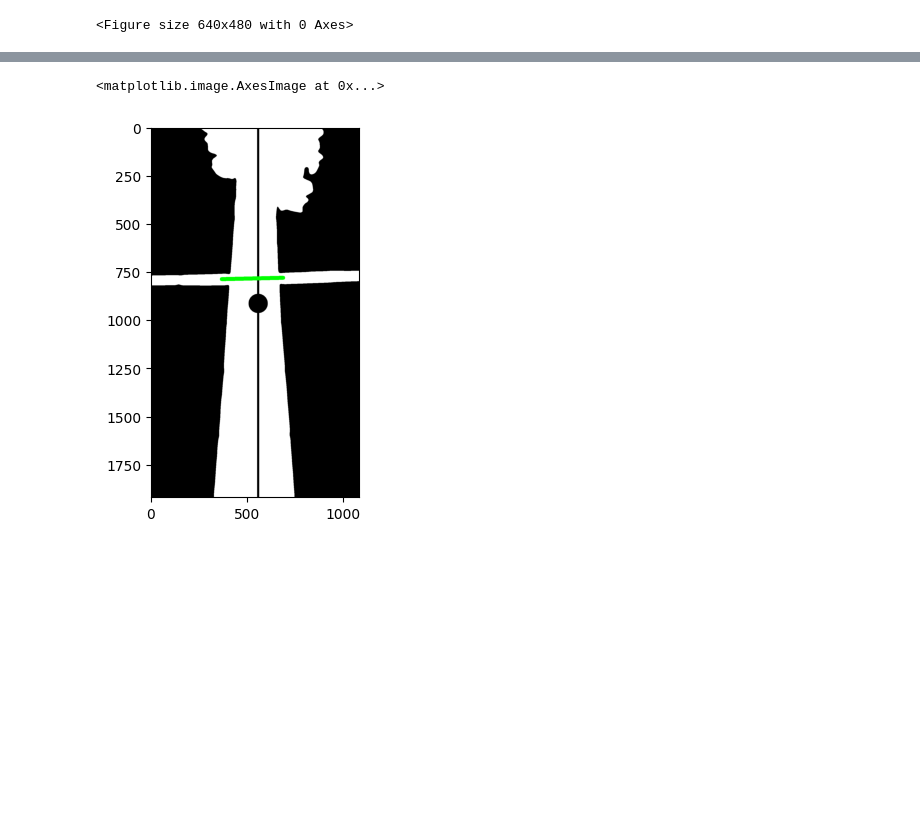
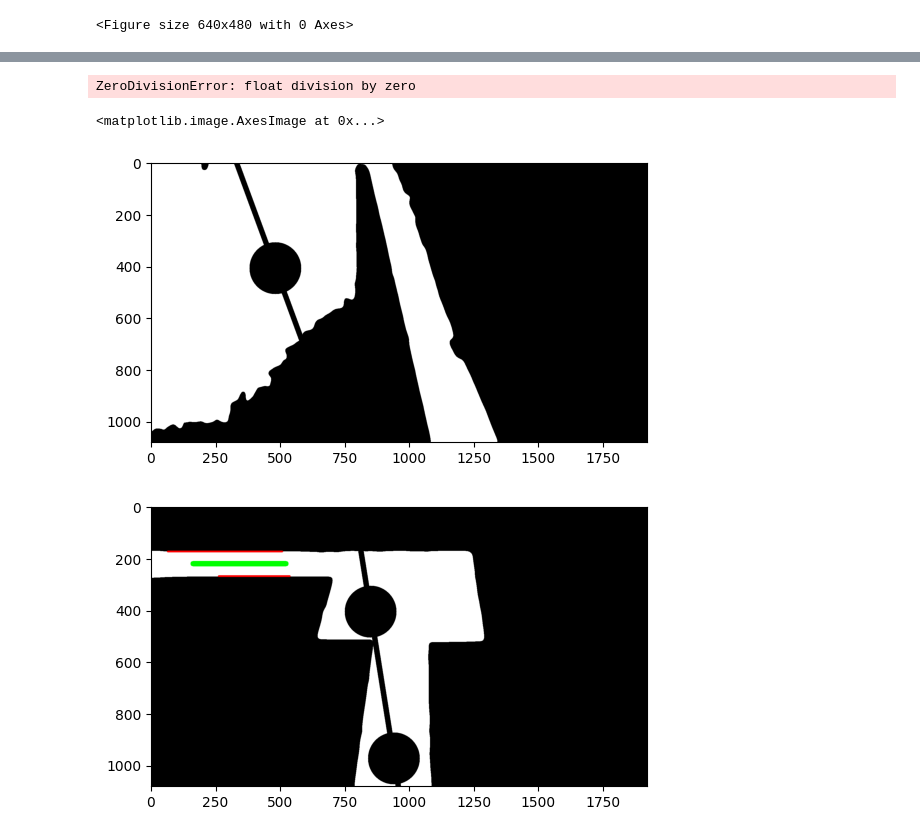
Before and after one commit to hendric-popma/project_bums, a Jupyter notebook: test_videps.ipynb, the cells around one changed output, grey strips where cells are left out. Cells and saved outputs as stored; diff of their text form; code cells hidden in the pictures; blank space fills up the shorter version.

```diff
--- a/test_videps.ipynb
+++ b/test_videps.ipynb
@@ -7,6 +7,7 @@ plt.gray()
 # %% [output]
 <Figure size 640x480 with 0 Axes>
 # %%
-frames = read_video_frames("/Users/hendricpopma/Documents/Uni/Uni_6_Sem/Bums/test_videos/kempten1.MOV")
+frames = read_video_frames("/Users/hendricpopma/Documents/Uni/Uni_6_Sem/Bums/test_videos/kempten2.MOV")
 # %%
 frames = frames[0:200]
+img = frames[50][1]
@@ -56,34 +19,62 @@ center_2[0]
+# %%
+#make line in the middle of object
+img_thresh = thresh_gauss(img)
+img_cont = find_max_contour(img_thresh)
+# cut image in half
+#cut = 1000
+cut = int(4/5 * img.shape[0])
+black_up = img_cont[:cut,:]
+black_down = img_cont[cut:,:]
+#find center of both halfs
+c_black_up, koords_up = find_center_plot(black_up)
+c_black_down, koords_down = find_center_plot(black_down)
+# concatenate both halfs
+c_new = np.concatenate((c_black_up, c_black_down))
+# make line through middle
+koords = calc_line_koords(koords_up[0], koords_up[1], koords_down[0], koords_down[1]+cut, [0,img.shape[0]])
+img_line = cv2.line(c_new, koords[0], koords[1], [0,0,0], 20)
+# %% [output]
+ZeroDivisionError: float division by zero
+# %%
+plt.imshow(img_line)
+# %% [output]
+<matplotlib.image.AxesImage at 0x...>
+[figure, added]
 # %%
-canny = cv2.Canny(img_2, 0, 0)
+canny = cv2.Canny(img_line, 0, 0)
 plt.imshow(canny)
-linesh = cv2.HoughLinesP(canny, 1, np.pi/180, 60,
-                        minLineLength=100, maxLineGap=250)
+linesh = cv2.HoughLinesP(canny, 1, np.pi/180, 100,
+                        minLineLength=200, maxLineGap=50)
 
 lines=np.squeeze(linesh)
-black_new = cv2.merge((img_2, img_2, img_2))
-# for (x1,y1,x2,y2) in lines:
-#     #find horizontal lines
-#     if abs(x1-x2) > 200:
-#         cv2.line(black_new, (x1,y1), (x2,y2), (255,0,0), 20)
-# plt.imshow(black_new)
+black_new = cv2.merge((img_line, img_line, img_line))
+#black = np.zeros(np.shape(img),dtype='uint8')
+for (x1,y1,x2,y2) in lines:
+    #find horizontal lines
+    if abs(y1-y2) < 50:
+        cv2.line(black_new, (x1,y1), (x2,y2), (255,0,0),5)
+plt.imshow(black_new)
+len(lines)
 
 x11 = []
 x22 = []
 y11 = []
 y22 = []
 for (x1,y1,x2,y2) in lines:
     #find horizontal lines
     if abs(x1-x2) > 200:
         x11.append(x1)
         x22.append(x2)
         y11.append(y1)
         y22.append(y2)
 x11 = np.array(x11)
 y11 = np.array(y11)
 x22 = np.array(x22)
 y22 = np.array(y22)
-cv2.line(black_new, (int(x11.mean()),int(y11.mean())), (int(x22.mean()), int(y22.mean())), (0,255,0), 20)
+#dont plot if no horizontal line
+if len(x11) > 1:
+    cv2.line(black_new, (int(x11.mean()),int(y11.mean())), (int(x22.mean()), int(y22.mean())), (0,255,0), 20)
 plt.imshow(black_new)
+h_line = [int(x11.mean()),int(y11.mean()), int(x22.mean()), int(y22.mean())]
 # %% [output]
-<matplotlib.image.AxesImage at 0x...>
-[figure, old version]
+[figure, new version]
```
Also changed, not shown: parts of 11 cells of this notebook, 1 other file.
